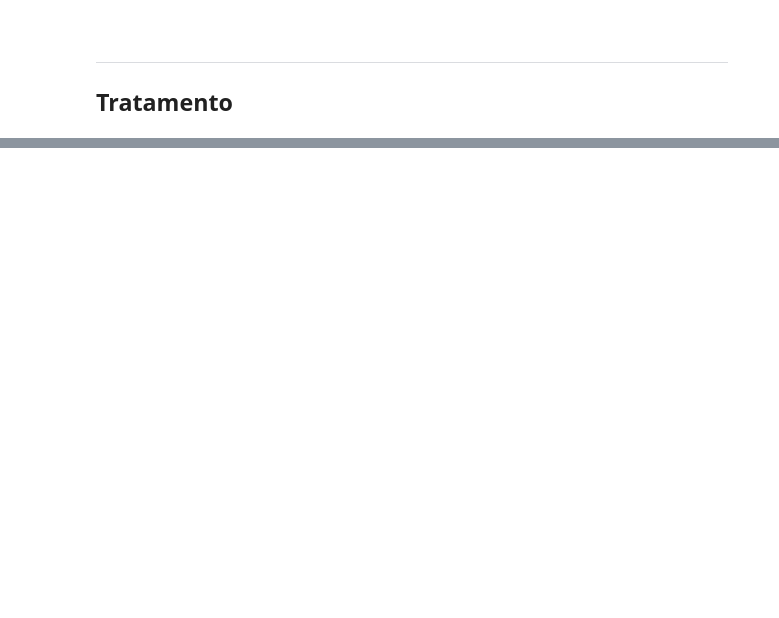
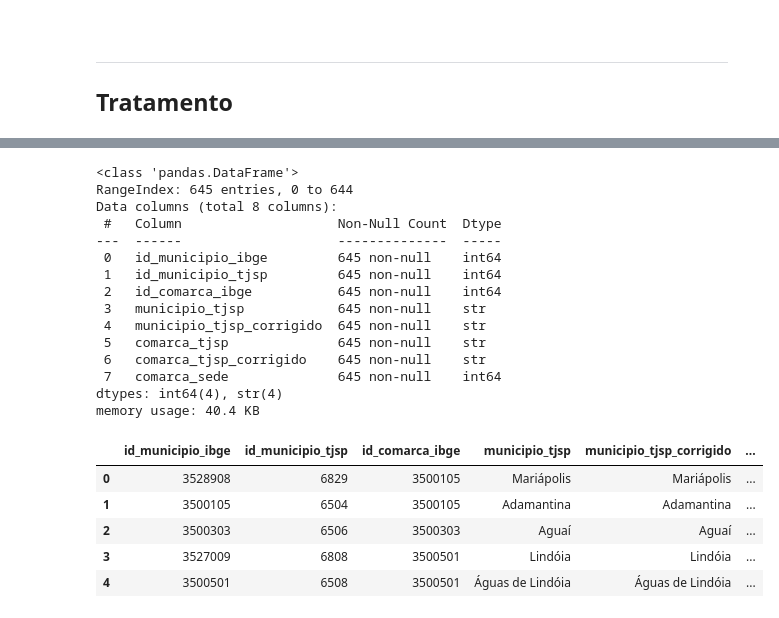
Before and after one commit to michelmetran/tjsp_unidades, a Jupyter notebook: docs/scripts/20_transform.ipynb, the cells around one changed output, grey strips where cells are left out. Drawn from its saved outputs; the diff is of its cells as text; code cells hidden in the pictures; blank space fills up the shorter version.

```diff
--- a/docs/scripts/20_transform.ipynb
+++ b/docs/scripts/20_transform.ipynb
@@ -386,0 +274,76 @@ df_tjsp_unidades
+# %%
+stmt = """
+    SELECT
+        DISTINCT
+        -- Identificadores
+        municipio_search.id_municipio_ibge,
+        municipio_detalhes.id_municipio_tjsp,
+        temp.id_comarca_ibge,
+
+        -- Outros
+        municipio_detalhes.municipio_tjsp,
+        municipio_search.municipio_tjsp_corrigido,
+        municipio_detalhes.comarca_tjsp,
+        temp.comarca_tjsp_corrigido,
+        municipio_detalhes.comarca_sede
+
+    FROM municipio_detalhes
+
+    LEFT JOIN municipio_search
+    ON municipio_search.id_municipio_tjsp = municipio_detalhes.id_municipio_tjsp
+
+    LEFT JOIN (
+    SELECT
+        DISTINCT
+        -- Identificadores
+        municipio_search.id_municipio_ibge AS id_comarca_ibge,
+        municipio_detalhes.comarca_tjsp,
+
+        -- Outros
+        municipio_search.municipio_tjsp_corrigido AS comarca_tjsp_corrigido
+
+    FROM municipio_detalhes
+
+    LEFT JOIN municipio_search
+    ON municipio_search.id_municipio_tjsp = municipio_detalhes.id_municipio_tjsp
+
+    WHERE 1=1
+        AND municipio_detalhes.comarca_sede = 1
+        --AND municipio_detalhes.comarca_tjsp != municipio_search.municipio_tjsp_corrigido
+    ) AS temp
+    ON temp.comarca_tjsp = municipio_detalhes.comarca_tjsp
+
+    WHERE 1=1
+
+    ORDER BY temp.id_comarca_ibge
+"""
+
+# Faz a consulta
+df_municipios = con.sql(stmt).df()
+
+
+# Results
+df_municipios.info()
+df_municipios.head()
+# %% [output]
+<class 'pandas.DataFrame'>
+RangeIndex: 645 entries, 0 to 644
+Data columns (total 8 columns):
+ #   Column                    Non-Null Count  Dtype
+---  ------                    --------------  -----
+ 0   id_municipio_ibge         645 non-null    int64
+ 1   id_municipio_tjsp         645 non-null    int64
+ 2   id_comarca_ibge           645 non-null    int64
+ 3   municipio_tjsp            645 non-null    str
+ 4   municipio_tjsp_corrigido  645 non-null    str
+ 5   comarca_tjsp              645 non-null    str
+ 6   comarca_tjsp_corrigido    645 non-null    str
+ 7   comarca_sede              645 non-null    int64
+dtypes: int64(4), str(4)
+memory usage: 40.4 KB
+|  | id_municipio_ibge | id_municipio_tjsp | id_comarca_ibge | municipio_tjsp | municipio_tjsp_corrigido | ... |
+| 0 | 3528908 | 6829 | 3500105 | Mariápolis | Mariápolis | ... |
+| 1 | 3500105 | 6504 | 3500105 | Adamantina | Adamantina | ... |
+| 2 | 3500303 | 6506 | 3500303 | Aguaí | Aguaí | ... |
+| 3 | 3527009 | 6808 | 3500501 | Lindóia | Lindóia | ... |
+| 4 | 3500501 | 6508 | 3500501 | Águas de Lindóia | Águas de Lindóia | ... |
```
Also changed, not shown: parts of 31 cells of this notebook, 5 other files.
